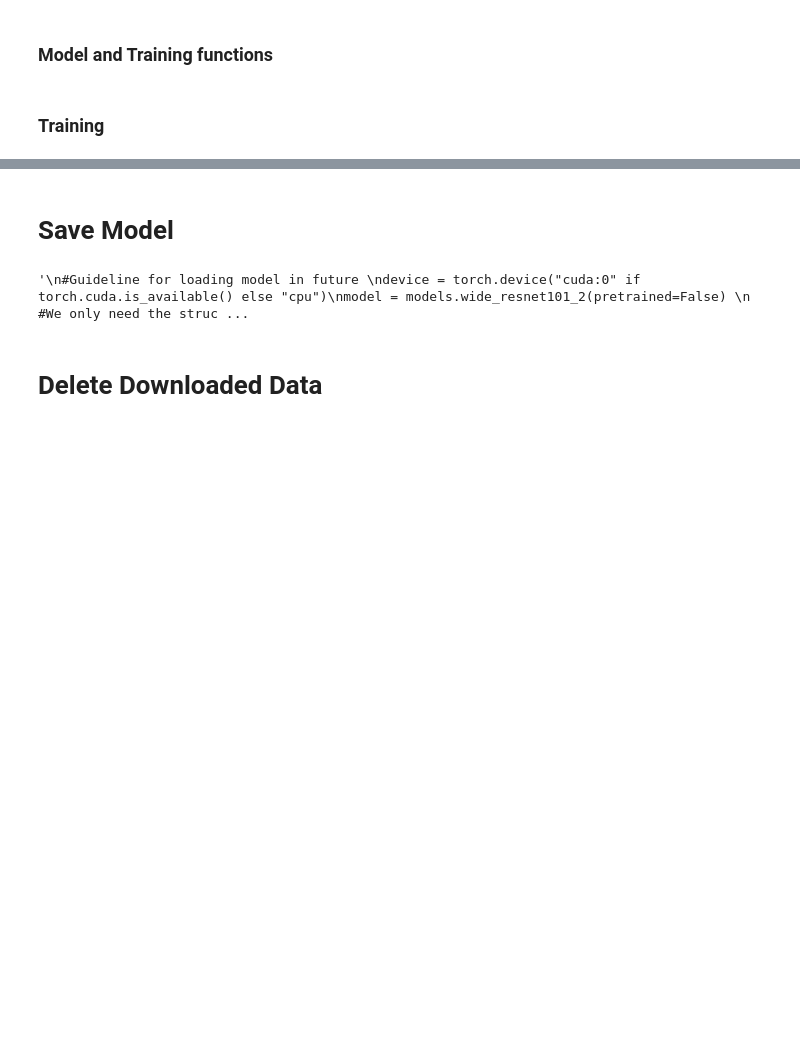
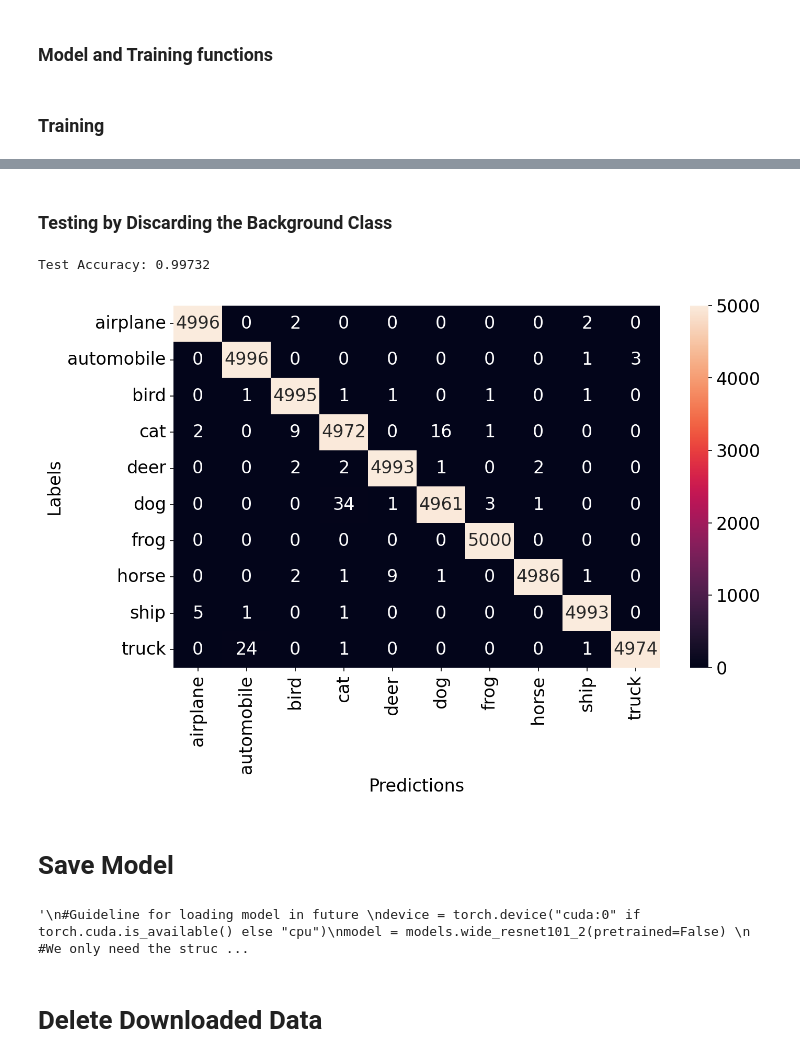
Before and after one commit to dipuk0506/UQ, a Jupyter notebook: CAM/Transformer/CIFAR10-Background, Transformer, and SpinalNet.ipynb, the cells around one changed output, grey strips where cells are left out. Saved outputs shown, nothing was run; the diff lists cells and outputs as text; code cells hidden in the pictures; blank space fills up the shorter version.

```diff
--- a/CAM/Transformer/CIFAR10-Background, Transformer, and SpinalNet.ipynb
+++ b/CAM/Transformer/CIFAR10-Background, Transformer, and SpinalNet.ipynb
@@ -290,3 +290,51 @@ Best val Acc: 0.997100
+# %% [markdown]
+### Testing by Discarding the Background Class
+# %%
+y_pred = []
+y_true = []
+output_all =[]
+
+# iterate over test data
+for inputs, labels in dataloaders_test['test']:
+        inputs = inputs.to(device)
+        labels = labels.to(device)
+
+        output = model_ft(inputs) # Feed Network
+        output = output[:,0:Num_class] # Discarding Background Class
+        output = (torch.max(torch.exp(output), 1)[1]).data.cpu().numpy()
+        y_pred.extend(output) # Save Prediction
+
+        labels = labels.data.cpu().numpy()
+        y_true.extend(labels) # Save Truth
+# %%
+test_accuracy = 0
+for iter1 in range(len(y_true)):
+    if y_true[iter1] == y_pred[iter1]:
+        test_accuracy = test_accuracy + 1
+
+print('Test Accuracy:',test_accuracy/len(y_true))
+
+# constant for classes
+classes = ('airplane', 'automobile', 'bird', 'cat', 'deer', 'dog', 'frog', 'horse', 'ship', 'truck')
+
+# Build confusion matrix
+cf_matrix = confusion_matrix(y_true, y_pred)
+df_cm = pd.DataFrame(cf_matrix, index = [i for i in classes],
+                     columns = [i for i in classes])
+
+
+
+plt.figure(figsize = (10,6),dpi=150)
+plt.rcParams['font.size'] = '16'
+fig = sn.heatmap(df_cm, annot=True, fmt=".0f")
+plt.ylabel("Labels")
+plt.xlabel("Predictions")
+plt.show(fig)
+
+fig.figure.savefig('Confusion_test.pdf', bbox_inches = 'tight')
+# %% [output]
+Test Accuracy: 0.99732
+[figure, added]
 # %% [markdown]
 # Save Model
 # %%
```
Also changed, not shown: parts of 3 cells of this notebook.
